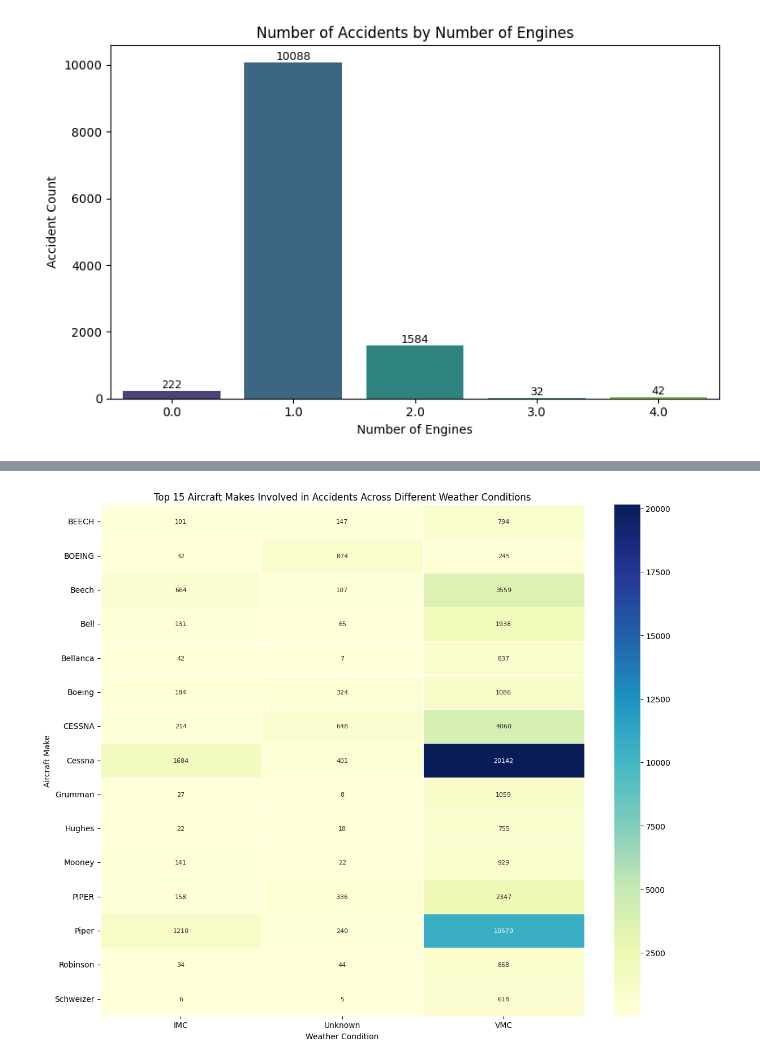
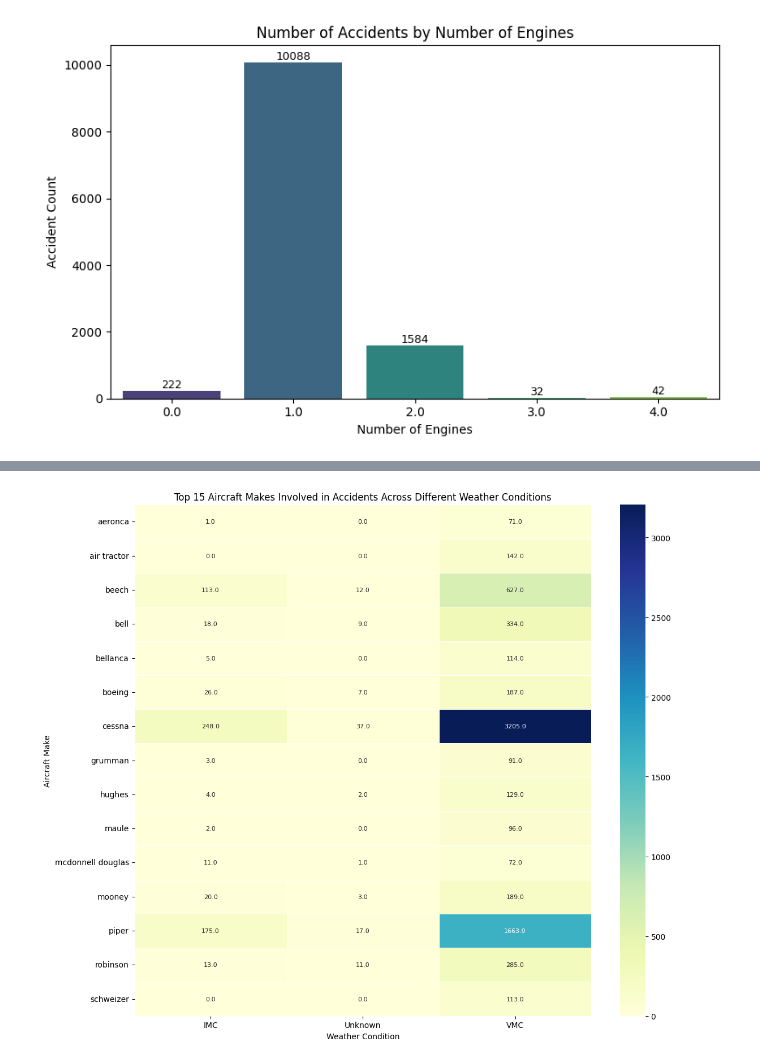
Before and after one commit to WamuyuGitongaEMTH/moringa_phase1_Aircraft_Risk_Analysis, a Jupyter notebook: Aircraft_Risk_Analysis.ipynb, the cells around one changed output, grey strips where cells are left out. Saved outputs shown, nothing was run; the diff lists cells and outputs as text; code cells hidden in the pictures.

```diff
--- a/Aircraft_Risk_Analysis.ipynb
+++ b/Aircraft_Risk_Analysis.ipynb
@@ -655,19 +642,23 @@ To visualize the relationship between aircraft makes and the weather conditions
 # %%
-# Filter the data to include only relevant columns
-make_severity_df = aviation_df[['make', 'injury_severity_clean']].dropna()
+
+# Standardize the make names by converting them to lowercase
+aviation_df['make_standardized'] = aviation_df['make'].str.lower()
+
+# Filter the data to include only relevant columns with standardized makes
+make_severity_df = aviation_df[['make_standardized', 'injury_severity_clean']].dropna()
 
 # Get the top 15 makes involved in accidents
-top_15_makes = make_severity_df['make'].value_counts().head(15).index
+top_15_makes = make_severity_df['make_standardized'].value_counts().head(15).index
 
 # Filter the data for the top 15 makes
-top_15_make_severity_df = make_severity_df[make_severity_df['make'].isin(top_15_makes)]
+top_15_make_severity_df = make_severity_df[make_severity_df['make_standardized'].isin(top_15_makes)]
 
 # Count the occurrences of each injury severity for each make
-make_severity_counts = top_15_make_severity_df.groupby(['make', 'injury_severity_clean']).size().reset_index(name='count')
+make_severity_counts = top_15_make_severity_df.groupby(['make_standardized', 'injury_severity_clean']).size().reset_index(name='count')
 
 # Plot the distribution of injury severity for different makes
 plt.figure(figsize=(14, 8))
-barplot = sns.barplot(data=make_severity_counts, x='make', y='count', hue='injury_severity_clean', palette='viridis')
+barplot = sns.barplot(data=make_severity_counts, x='make_standardized', y='count', hue='injury_severity_clean', palette='viridis')
 
 # Add labels to each bar at the end with reduced font size
 for container in barplot.containers:
@@ -679,5 +670,5 @@ plt.ylabel('Count')
 plt.xticks(rotation=90)
 plt.legend(title='Injury Severity')
 plt.tight_layout()
-plt.show()
+plt.show();
 # %% [output]
@@ -699,24 +690,29 @@ These visualizations provide valuable insights into the relationships between ai
 # %%
+import matplotlib.pyplot as plt
+import seaborn as sns
 
-# Filter the data to include only relevant columns
-make_weather_df = aviation_df[['make', 'weather_condition']].dropna()
+# Standardize the make names by converting them to lowercase
+aviation_df['make_standardized'] = aviation_df['make'].str.lower()
+
+# Filter the data to include only relevant columns with standardized makes
+make_weather_df = aviation_df[['make_standardized', 'weather_condition']].dropna()
 
 # Get the top 15 makes involved in accidents
-top_15_makes = make_weather_df['make'].value_counts().head(15).index
+top_15_makes = make_weather_df['make_standardized'].value_counts().head(15).index
 
 # Filter the data for the top 15 makes
-top_15_make_weather_df = make_weather_df[make_weather_df['make'].isin(top_15_makes)]
+top_15_make_weather_df = make_weather_df[make_weather_df['make_standardized'].isin(top_15_makes)]
 
 # Count the occurrences of each make under different weather conditions
-make_weather_counts = top_15_make_weather_df.groupby(['make', 'weather_condition']).size().unstack().fillna(0)
+make_weather_counts = top_15_make_weather_df.groupby(['make_standardized', 'weather_condition']).size().unstack().fillna(0)
 
 # Plot the heatmap of makes involved in accidents across different weather conditions
 plt.figure(figsize=(12, 10))
-sns.heatmap(make_weather_counts, cmap='YlGnBu', annot=True, fmt="d", linewidths=0.5, annot_kws={"size": 8})  # Adjust fontsize as needed
+sns.heatmap(make_weather_counts, cmap='YlGnBu', annot=True, fmt=".1f", linewidths=0.5, annot_kws={"size": 8})  # Adjust fontsize as needed
 plt.title('Top 15 Aircraft Makes Involved in Accidents Across Different Weather Conditions')
 plt.xlabel('Weather Condition')
 plt.ylabel('Aircraft Make')
 plt.tight_layout()
 plt.show()
 # %% [output]
-[figure, old version]
+[figure, new version]
```
Also changed, not shown: parts of 8 cells of this notebook.
